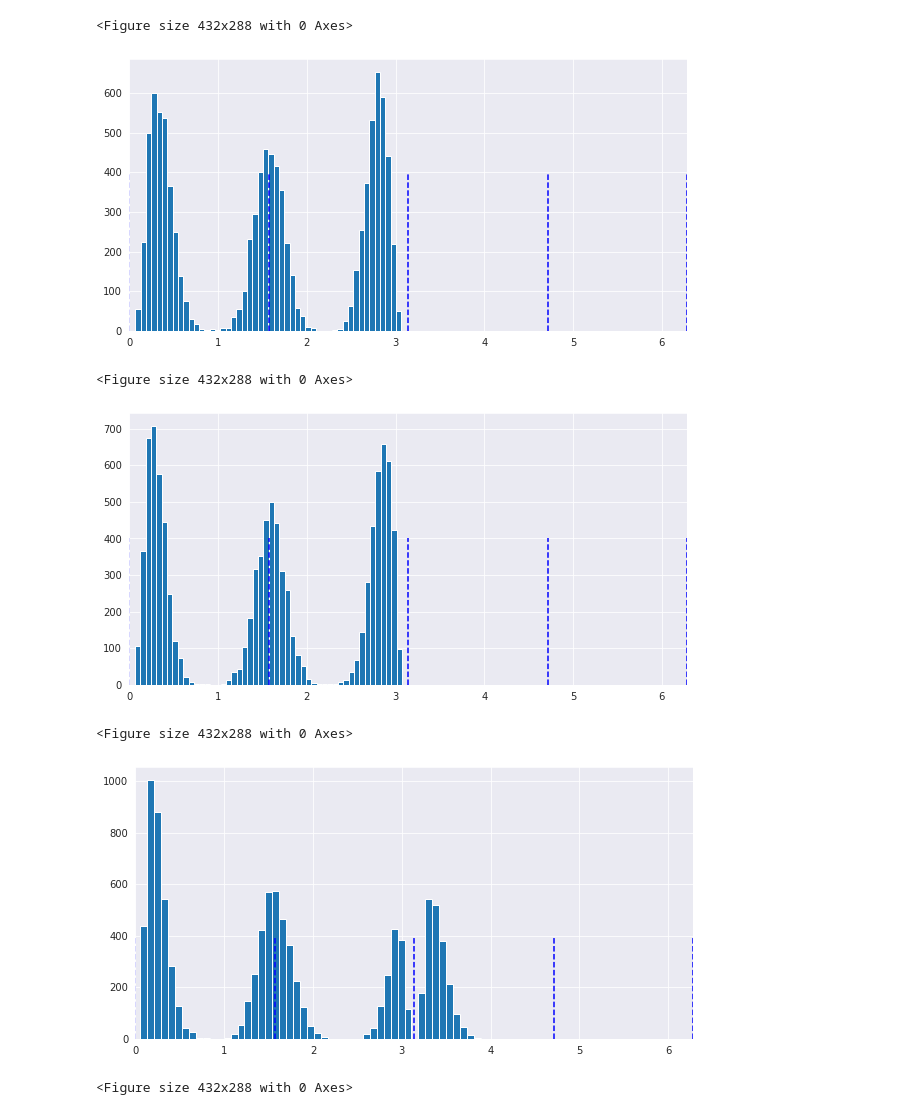
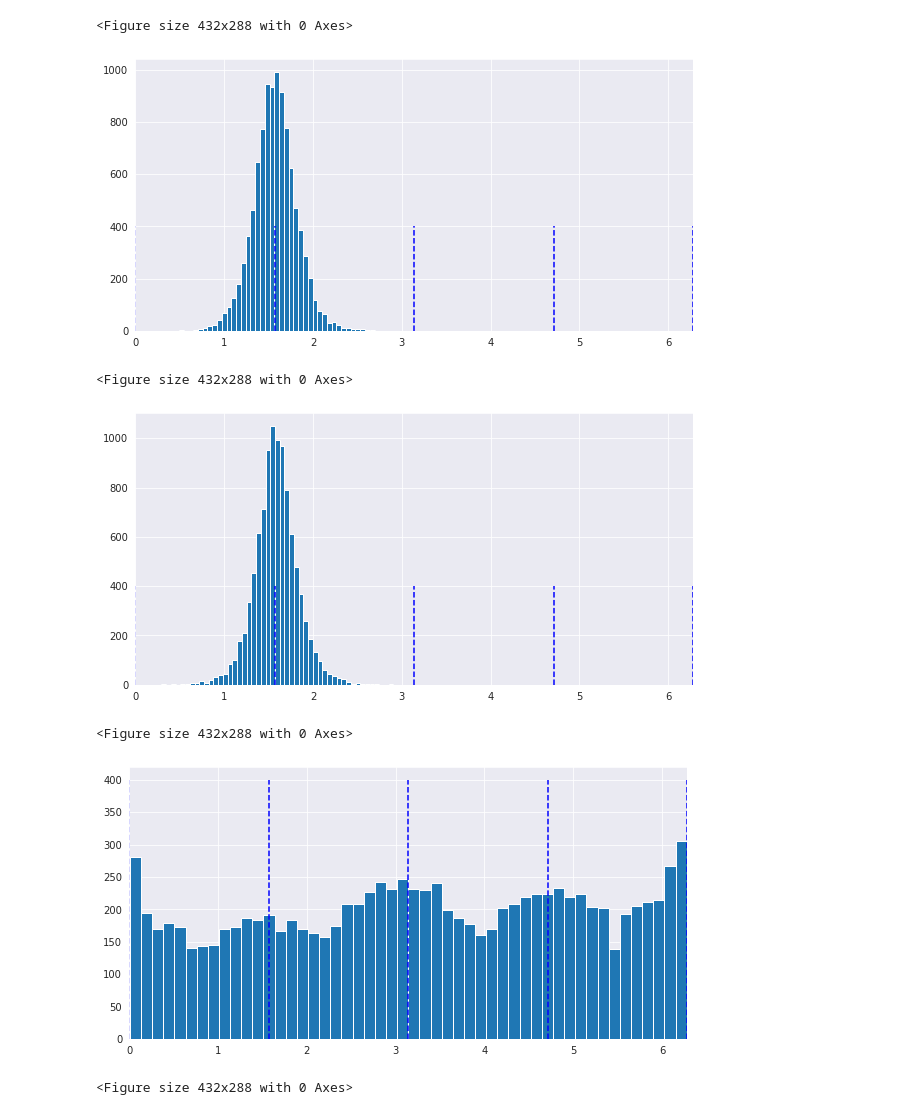
Before and after one commit to marcello-negri/manifold_flow, a Jupyter notebook: uniform_lp.ipynb, the cells around one changed output. Drawn from its saved outputs; the diff is of its cells as text; code cells hidden in the pictures.

Commit message:
bayes lasso baseline and improved flow training

```diff
--- a/uniform_lp.ipynb
+++ b/uniform_lp.ipynb
@@ -112,15 +116,15 @@ def normal_exp (arr, mean, sigma):
 # %%
 def build_flow_manifold (flow_dim, norm, q, n_layers=3, hidden_features=256, device='cuda'):
     # base distribution over flattened triangular matrix
-    #base_dist = StandardNormal(shape=[flow_dim-1])
-    n_comp = 5
-    # means = torch.rand(n_comp,flow_dim-1).to(device)
-    means =  torch.tensor([[5.],[2.5],[0.],[-2.5],[-5.]]).repeat(1,flow_dim-1).to(device)
-    stds = (torch.ones(n_comp,flow_dim-1) * 0.1).to(device)
+    # base_dist = StandardNormal(shape=[flow_dim-1])
+
+    means =  torch.tensor([[1.],[-1]]).repeat(1,flow_dim-1).to(device)
+    stds = (torch.ones(means.shape[0],flow_dim-1) * 0.3).to(device)
     base_dist = MOG(means=means, stds=stds)
-    #low = torch.tensor(-5.).to(device)
-    #high = torch.tensor(5.).to(device)
-    #base_dist = Uniform(shape=[flow_dim-1], low=low, high=high)
+
+    # low = torch.tensor(-1.).to(device)
+    # high = torch.tensor(1.).to(device)
+    # base_dist = Uniform(shape=[flow_dim-1], low=low, high=high)
 
     # Define an invertible transformation
     transformation_layers = []
@@ -148,13 +152,13 @@ def build_flow_manifold (flow_dim, norm, q, n_layers=3, hidden_features=256, dev
 
 
 
-    transformation_layers.append(
-       InverseTransform(
-               CompositeTransform([
-                   ScalarScale(scale=2, trainable=False)])#,
-                   #ScalarShift(shift=-1, trainable=False)])
-           )
-    )
+    # transformation_layers.append(
+    #    InverseTransform(
+    #            CompositeTransform([
+    #                ScalarScale(scale=2, trainable=False)])#,
+    #                #ScalarShift(shift=-1, trainable=False)])
+    #        )
+    # )
 
     #transformation_layers.append(
     #   InverseTransform(
@@ -248,7 +252,7 @@ def train_model (model, epochs=2_001, lr=1e-3, sample_size=1, device="cuda", **k
 
             #assert not torch.any(torch.isnan(q_log_prob))
 
-            log_prior = log_prior_angles(q_samples, torch.tensor(0.2))
+            log_prior = log_prior_angles(q_samples, torch.tensor(0.5))
             assert not torch.any(torch.isnan(log_prior))
             kl_div = torch.mean(q_log_prob - log_prior)
             #kl_div = torch.mean(q_log_prob)
@@ -258,7 +262,7 @@ def train_model (model, epochs=2_001, lr=1e-3, sample_size=1, device="cuda", **k
             optimizer.step()
 
             # loss.append(torch.mean(q_log_prob_beta - log_lik).cpu().detach().numpy())
-            # loss.append(torch.mean(q_log_prob).cpu().detach().numpy())
+            #loss.append(torch.mean(q_log_prob).cpu().detach().numpy())
             loss.append(torch.mean(q_log_prob - log_prior).cpu().detach().numpy())
 
             print(f"Training loss at step {epoch}: {loss[-1]:.4f}")
@@ -381,8 +379,8 @@ for i in range(1, samples_spherical.shape[1]):
     plt.figure(figsize=(10,5))
     #n, bins, patches = plt.hist(samples_spherical[:,i], bins=50)
     plt.hist(samples_spherical[:,i], bins=50)
-    plt.vlines([0, np.pi * 0.5, np.pi, np.pi*1.5, 2 * np.pi], ymin=0, ymax=400, linestyles='dashed', colors='b')
-    # plt.savefig(f"{dir_name}samples_p{q}_theta_flow.pdf", dpi=100)
+    plt.vlines([0, np.pi * 0.5, np.pi, np.pi*1.5, 2 * np.pi], ymin=0, ymax=400, linestyles='dashed', colors='b', edgecolor = "none")
+    #plt.savefig(f"{dir_name}samples_p{q}_theta_flow_prior_angles_{i}.pdf", dpi=100)
     plt.xlim(0, 2*np.pi)
     plt.show()
     plt.clf()
@@ -391,7 +389,7 @@ for i in range(1, samples_spherical.shape[1]):
 <Figure size 432x288 with 0 Axes>
-[figure, old version]
+[figure, new version]
 <Figure size 432x288 with 0 Axes>
-[figure, old version]
+[figure, new version]
 <Figure size 432x288 with 0 Axes>
-[figure, old version]
+[figure, new version]
 <Figure size 432x288 with 0 Axes>
```
Also changed, not shown: parts of 18 cells of this notebook, 1 other file.
